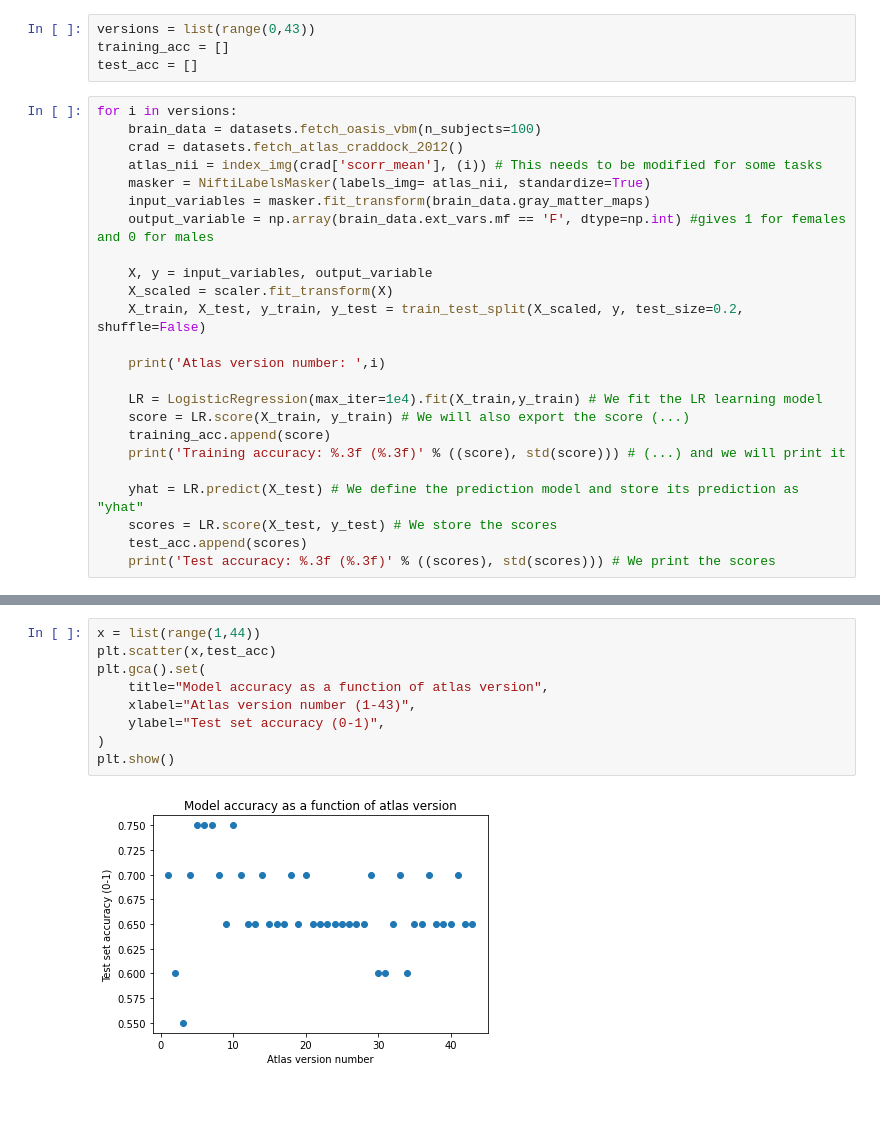
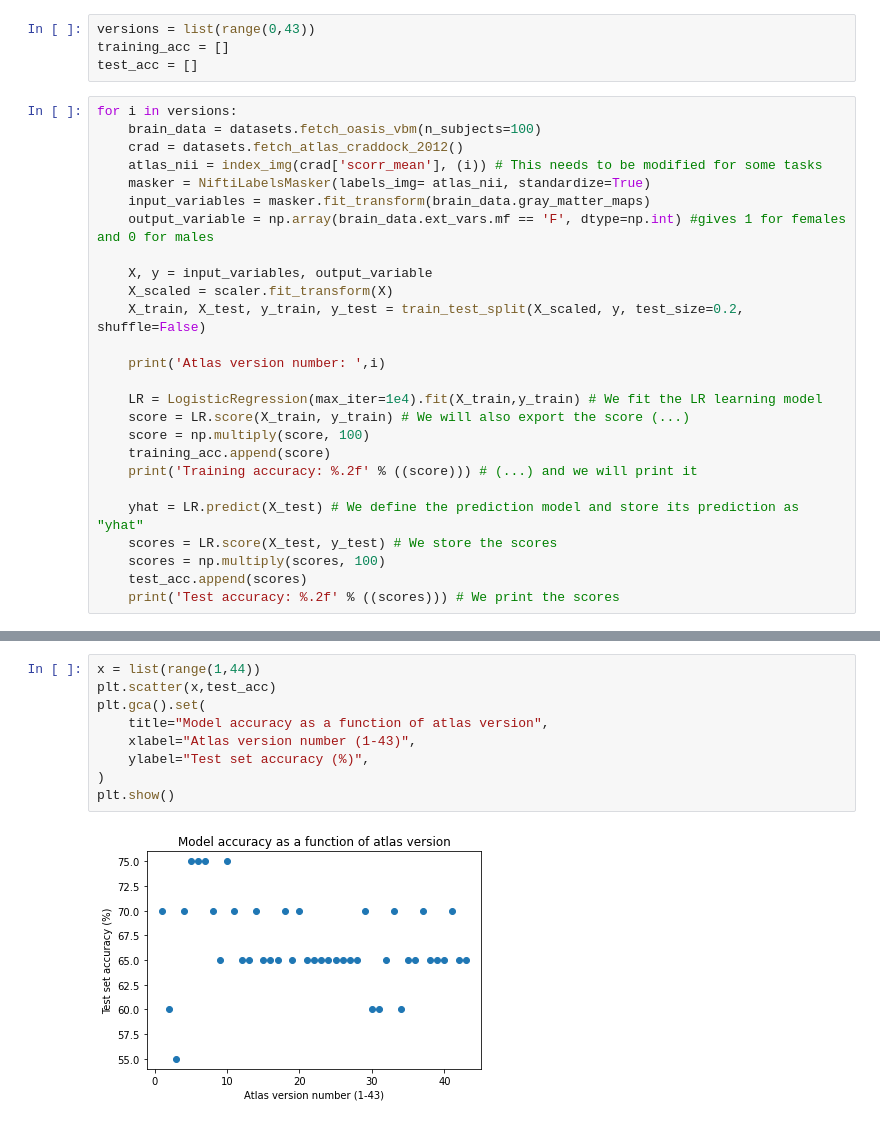
Before and after one commit to OscarBedford/MLCourse_Weekly_Exercises, a Jupyter notebook: Exercise3_6_ML.ipynb, the cells around one changed output, grey strips where cells are left out. Cells and saved outputs as stored; diff of their text form.

```diff
--- a/Exercise3_6_ML.ipynb
+++ b/Exercise3_6_ML.ipynb
@@ -95,13 +100,15 @@ for i in versions:
 
     LR = LogisticRegression(max_iter=1e4).fit(X_train,y_train) # We fit the LR learning model
     score = LR.score(X_train, y_train) # We will also export the score (...)
+    score = np.multiply(score, 100)
     training_acc.append(score)
-    print('Training accuracy: %.3f (%.3f)' % ((score), std(score))) # (...) and we will print it
+    print('Training accuracy: %.2f' % ((score))) # (...) and we will print it
 
     yhat = LR.predict(X_test) # We define the prediction model and store its prediction as "yhat"
     scores = LR.score(X_test, y_test) # We store the scores
+    scores = np.multiply(scores, 100)
     test_acc.append(scores)
-    print('Test accuracy: %.3f (%.3f)' % ((scores), std(scores))) # We print the scores
+    print('Test accuracy: %.2f' % ((scores))) # We print the scores
 # %% [output]
 Deprecated in NumPy 1.20; for more details and guidance: https://numpy.org/devdocs/release/1.20.0-notes.html#deprecations
   import sys
@@ -137,11 +144,11 @@ Test accuracy: 0.750 (0.000)
 # %%
 x = list(range(1,44))
 plt.scatter(x,test_acc)
 plt.gca().set(
     title="Model accuracy as a function of atlas version",
     xlabel="Atlas version number (1-43)",
-    ylabel="Test set accuracy (0-1)",
+    ylabel="Test set accuracy (%)",
 )
 plt.show()
 # %% [output]
-[figure, old version]
+[figure, new version]
```
Also changed, not shown: parts of 3 cells of this notebook.
